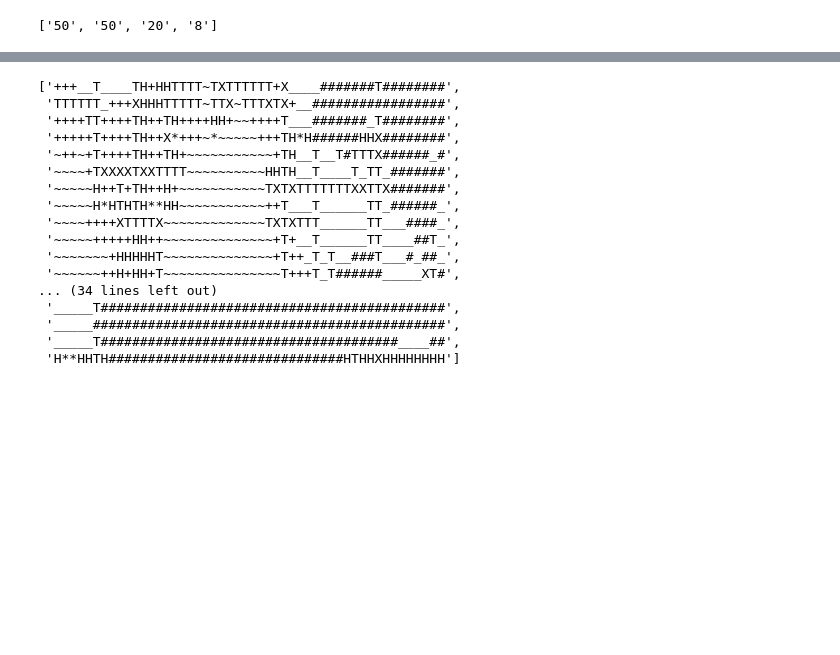
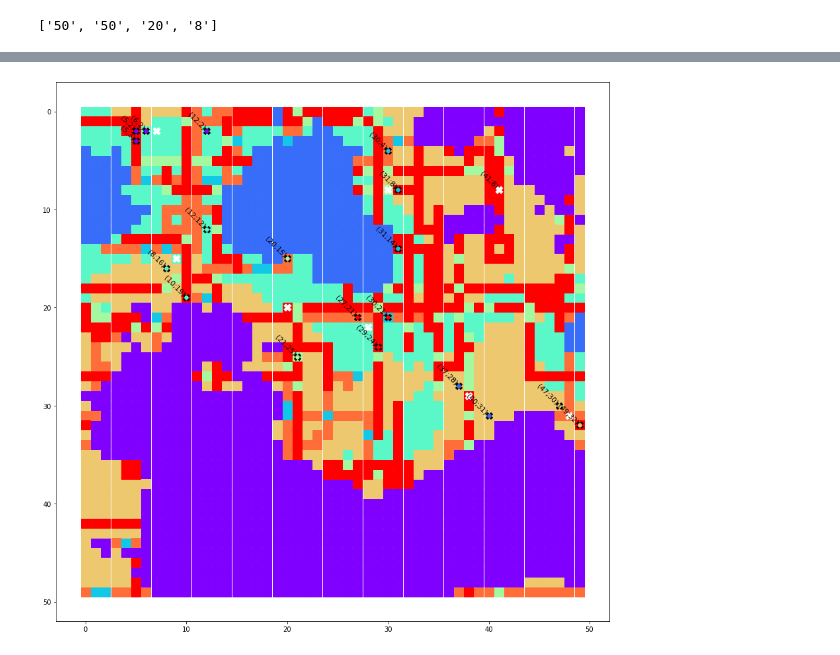
Before and after one commit to buiminhhien2k/Reply_trainning, a Jupyter notebook: 1_victoria_lake_code.ipynb, the cells around one changed output, grey strips where cells are left out. Drawn from its saved outputs; the diff is of its cells as text; code cells hidden in the pictures; blank space fills up the shorter version.

```diff
--- a/1_victoria_lake_code.ipynb
+++ b/1_victoria_lake_code.ipynb
@@ -13,3 +11,9 @@ map=victoria_lake[int(list_1st_line[2])+1:-1]
+# %%
+map=victoria_lake[int(list_1st_line[2])+1:-1]
+target_point=[]
+for i in victoria_lake[1:int(list_1st_line[2])+1]:
+    X,Y,point_=i.split()
+    target_point.append([int(X),int(Y)])
 # %%
 mountain_=[]
 water=[]
@@ -118,20 +57,0 @@ plt.show()
-# %%
-map
-# %% [output]
-['+++__T____TH+HHTTTT~TXTTTTTT+X____#######T########',
- 'TTTTTT_+++XHHHTTTTT~TTX~TTTXTX+__#################',
- '++++TT++++TH++TH++++HH+~~++++T___#######_T########',
- '+++++T++++TH++X*+++~*~~~~~+++TH*H######HHX########',
- '~++~+T++++TH++TH+~~~~~~~~~~~+TH__T__T#TTTX######_#',
- '~~~~+TXXXXTXXTTTT~~~~~~~~~~HHTH__T____T_TT_#######',
- '~~~~~H++T+TH++H+~~~~~~~~~~~TXTXTTTTTTTXXTTX#######',
- '~~~~~H*HTHTH**HH~~~~~~~~~~~++T___T______TT_######_',
- '~~~~++++XTTTTX~~~~~~~~~~~~~TXTXTTT______TT___####_',
- '~~~~~+++++HH++~~~~~~~~~~~~~~+T+__T______TT____##T_',
- '~~~~~~~+HHHHHT~~~~~~~~~~~~~~+T++_T_T__###T___#_##_',
- '~~~~~~++H+HH+T~~~~~~~~~~~~~~~T+++T_T######_____XT#',
-... (34 lines left out)
- '_____T############################################',
- '_____#############################################',
- '_____T######################################____##',
- 'H**HHTH##############################HTHHXHHHHHHHH']
@@ -137,0 +65,53 @@ map
+# %%
+import matplotlib.pyplot as plt
+import matplotlib.cm as cm
+from sklearn.cluster import KMeans
+
+colorlist = iter(cm.rainbow(np.linspace(0, 1, len(map_vector))))
+fig=plt.figure(figsize=(15,15))
+ax = fig.add_subplot()
+for vector in map_vector:
+    plt.scatter(vector[:,1],vector[:,0],color=next(colorlist),marker='s',s=200)
+for i in target_point:
+    plt.scatter(i[0],i[1],marker='X',color='black',s=100)
+    ax.text(i[0],i[1],'('+str(i[0])+';'+str(i[1])+')',size=11,rotation=-45,
+            color='black',
+            verticalalignment='bottom',
+            horizontalalignment='right')
+
+r=500
+clustering_err = np.zeros(r,)
+cluster_assignment = np.zeros((r, int(list_1st_line[2])), dtype=np.int32)
+cluster_center=np.zeros((r,int(list_1st_line[3]),2 ),dtype=np.int32)
+
+for time in range(r):
+    k_means = KMeans(n_clusters = int(list_1st_line[3]), max_iter = 100).fit(target_point)
+    cluster_means = k_means.cluster_centers_
+    cluster_indices = k_means.labels_
+    clustering_err[time]=k_means.inertia_/int(list_1st_line[3])
+    cluster_assignment[time]=k_means.predict(target_point).reshape(1,-1)
+    cluster_center[time]=k_means.cluster_centers_
+min_ind=np.where(clustering_err==clustering_err.min())[0][0]
+cluster_means=cluster_center[min_ind]
+cluster_indices=cluster_assignment[min_ind]
+
+for i in range(cluster_means.shape[0]):
+    for k in range(cluster_means.shape[1]):
+        cluster_means[i][k]=round(cluster_means[i][k])
+
+target_point_array=np.asarray(target_point)
+target_and_label=np.hstack([target_point_array,cluster_indices.reshape(-1,1)])
+group=[]
+for ind in range(int(list_1st_line[3])):
+    group.append(target_and_label[target_and_label[:,2]==ind])
+colorlist1 = iter(cm.rainbow(np.linspace(0, 1, len(group))))
+
+
+for vector in group:
+    plt.scatter(vector[:,0],vector[:,1],color=next(colorlist1),marker='o',s=30)
+
+plt.scatter(cluster_means[:,0],cluster_means[:,1],marker='X',s=120,color='white')
+plt.gca().invert_yaxis()
+plt.show()
+# %% [output]
+[figure, added]
```
Also changed, not shown: parts of 8 cells of this notebook, 7 other files.
